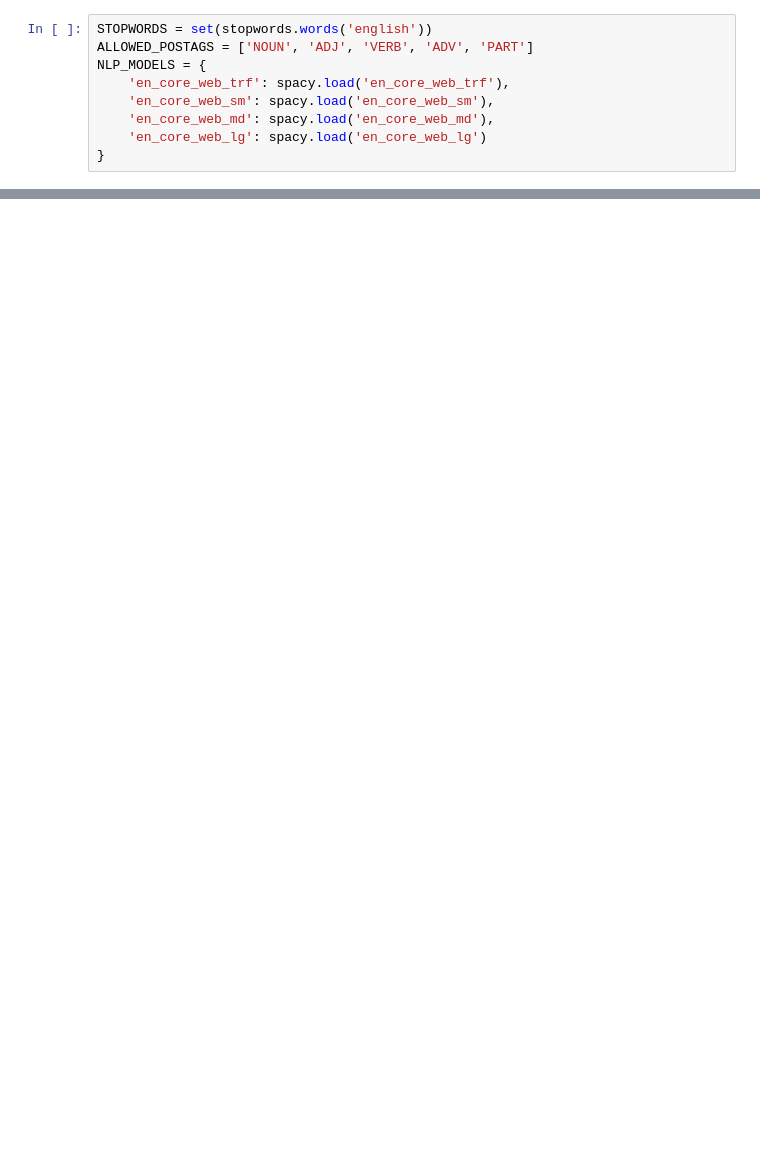
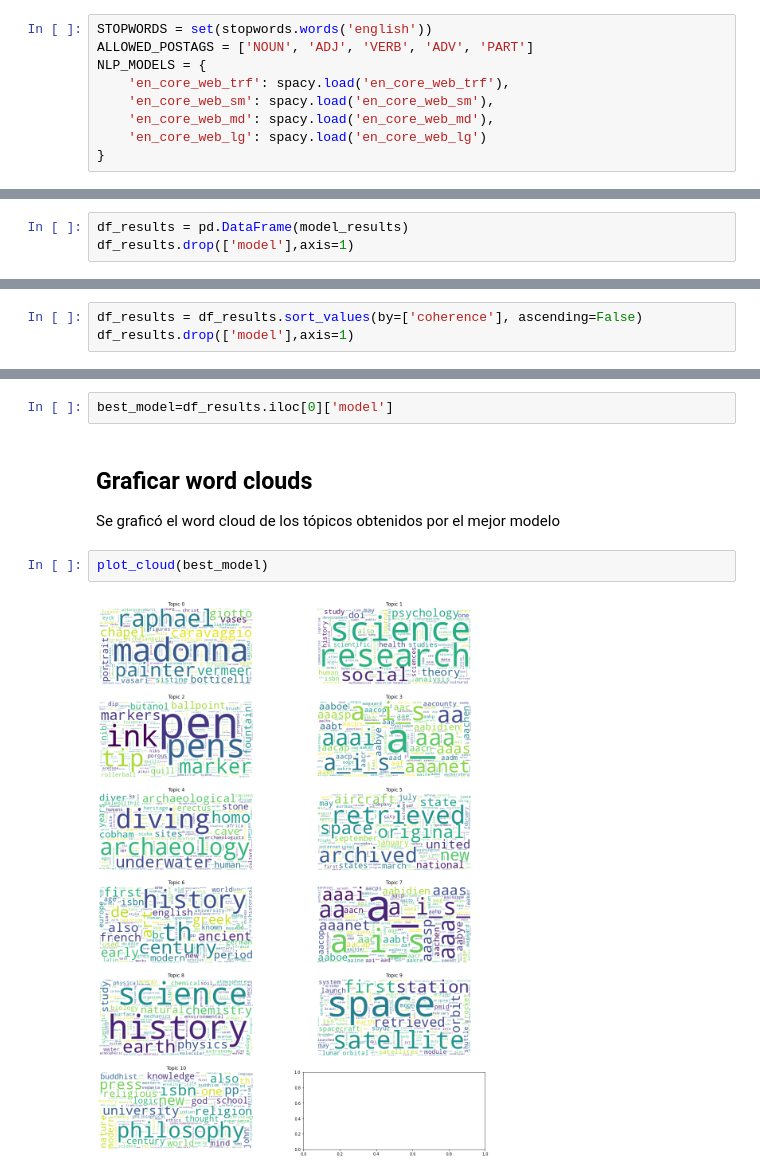
Before and after one commit to EquipoAlfaBuenaMaravillaOndaDinamita/cmiads-tmnlp-h4, a Jupyter notebook: main.ipynb, the cells around one changed output, grey strips where cells are left out. Drawn from its saved outputs; the diff is of its cells as text; blank space fills up the shorter version.

```diff
--- a/main.ipynb
+++ b/main.ipynb
@@ -363,0 +536,3 @@ plot_cloud(model)
+# %%
+df_results = pd.DataFrame(model_results)
+df_results.drop(['model'],axis=1)
@@ -363,0 +547,3 @@ plot_cloud(model)
+# %%
+df_results = df_results.sort_values(by=['coherence'], ascending=False)
+df_results.drop(['model'],axis=1)
@@ -363,0 +555,9 @@ plot_cloud(model)
+# %%
+best_model=df_results.iloc[0]['model']
+# %% [markdown]
+## Graficar word clouds
+Se graficó el word cloud de los tópicos obtenidos por el mejor modelo
+# %%
+plot_cloud(best_model)
+# %% [output]
+[figure, added]
```
Also changed, not shown: parts of 33 cells of this notebook, 1 other file.
